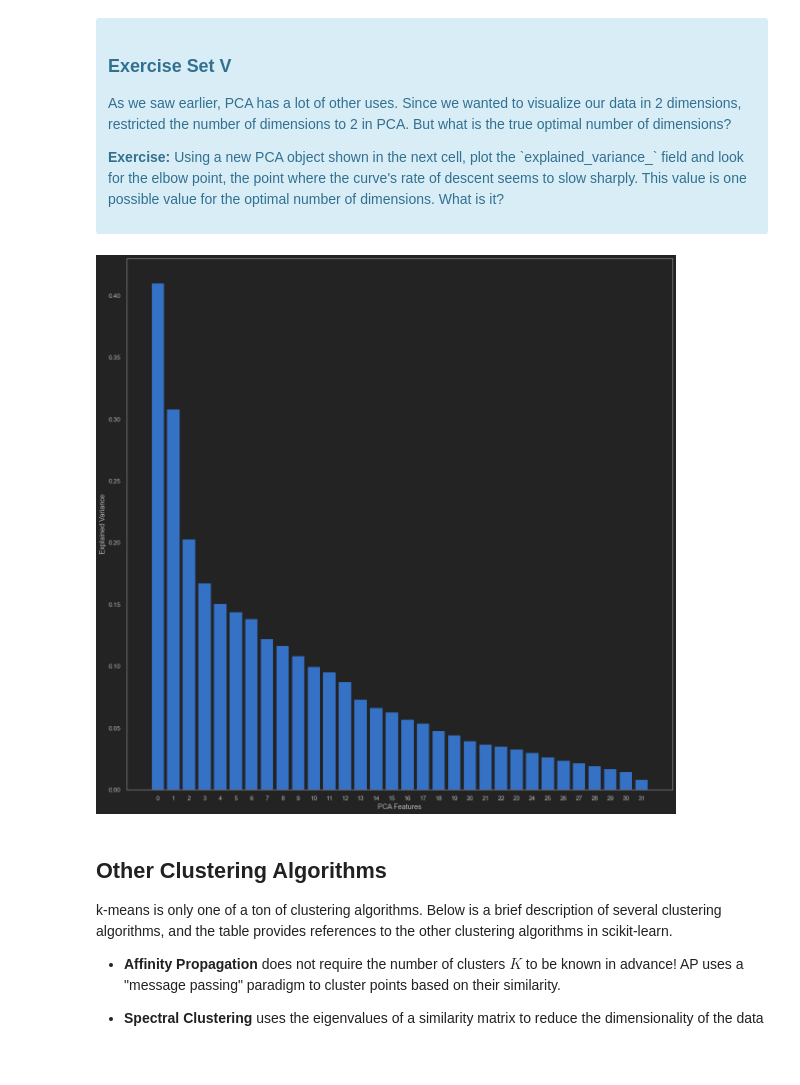
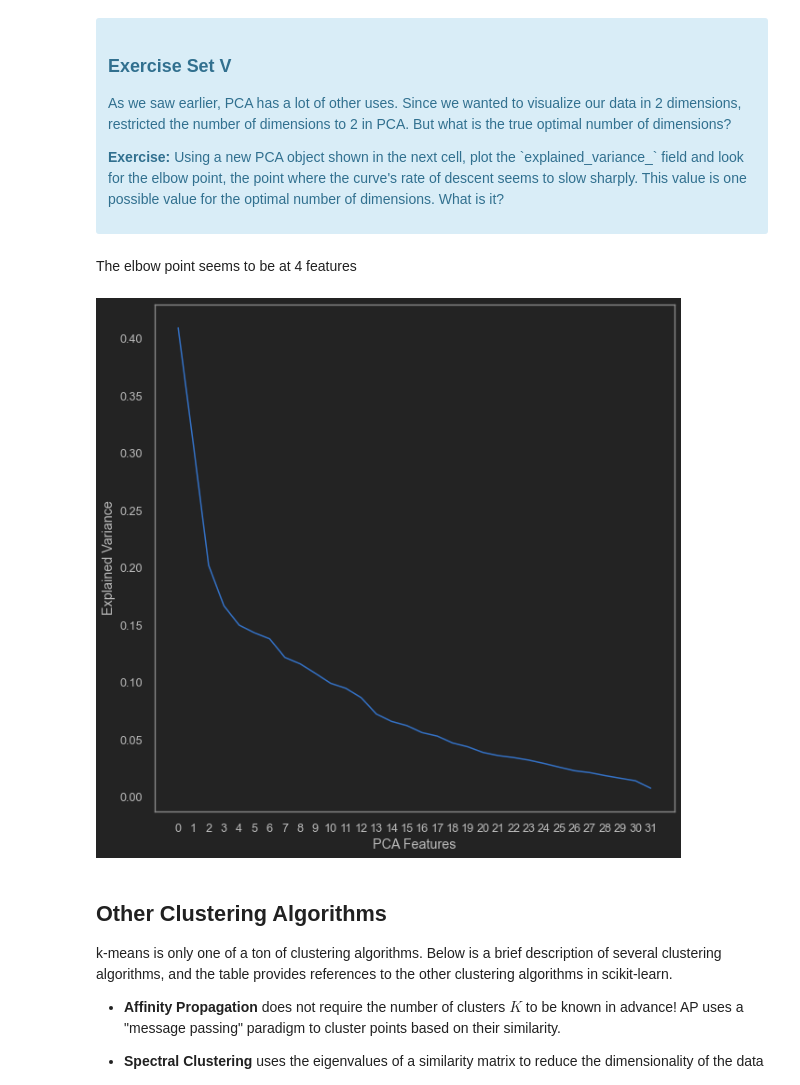
Before and after one commit to aMehdipour/Springboard-Machine-Learning-Mini-Projects, a Jupyter notebook: Mini_Project_Clustering.ipynb, the cells around one changed output. Drawn from its saved outputs; the diff is of its cells as text; code cells hidden in the pictures; blank space fills up the shorter version.

```diff
--- a/Mini_Project_Clustering.ipynb
+++ b/Mini_Project_Clustering.ipynb
@@ -296,22 +405,24 @@ What we've done is we've taken those columns of 0/1 indicator variables, and we'
 
 <p><b>Exercise:</b> Using a new PCA object shown in the next cell, plot the `explained_variance_` field and look for the elbow point, the point where the curve's rate of descent seems to slow sharply. This value is one possible value for the optimal number of dimensions. What is it?</p>
 </div>
+# %% [markdown]
+The elbow point seems to be at 4 features
 # %%
 #your turn
 # Initialize a new PCA model with a default number of components.
 pca2 = sklearn.decomposition.PCA()
 pca2.fit(x_cols)
 
 features = range(pca2.n_components_)
 
-plt.figure(figsize=(20, 20))
-plt.bar(features, pca2.explained_variance_)
+plt.figure(figsize=(10, 10))
+plt.plot(features, pca2.explained_variance_)
 plt.xlabel('PCA Features')
 plt.ylabel('Explained Variance')
 plt.xticks(features)
 plt.show()
 # %% [output]
-[figure, old version]
+[figure, new version]
 # %% [markdown]
 ## Other Clustering Algorithms
 
```
Also changed, not shown: parts of 9 cells of this notebook, 1 other file.
